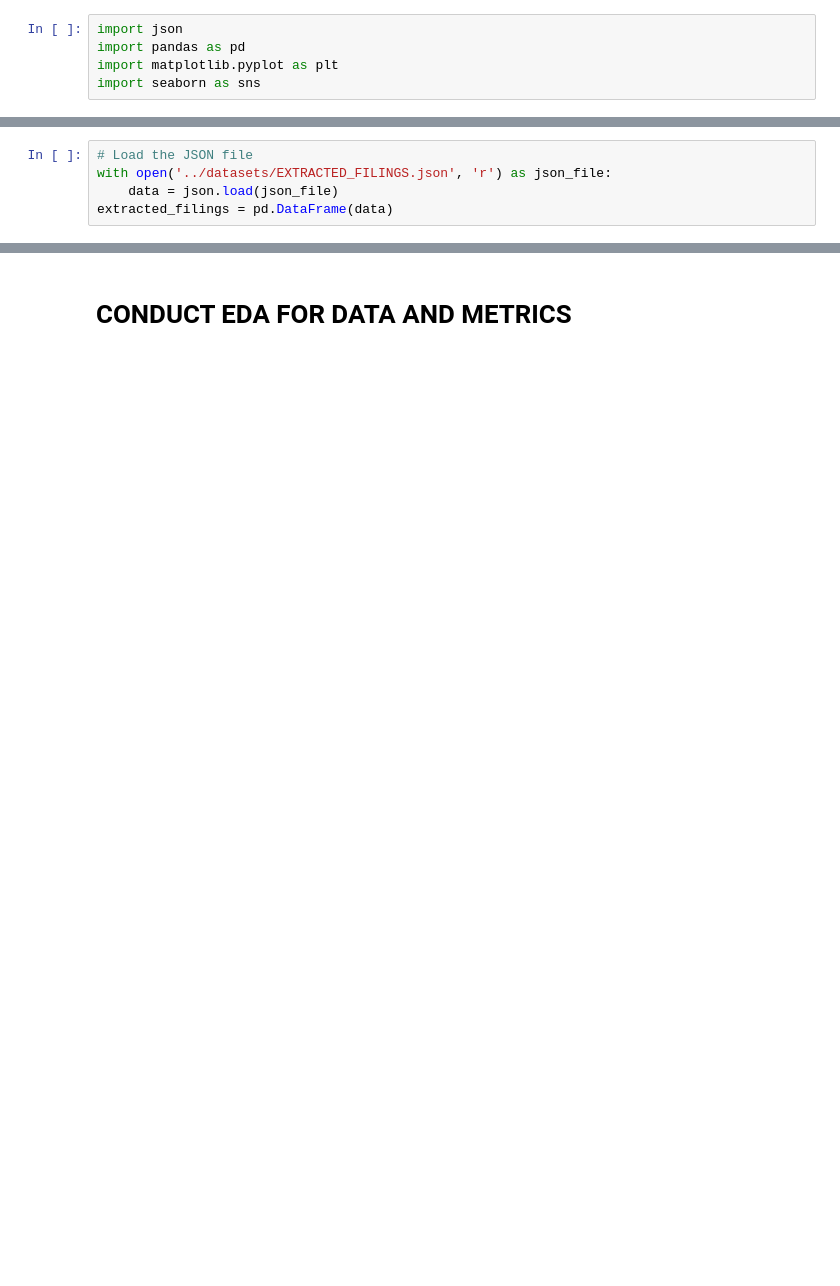
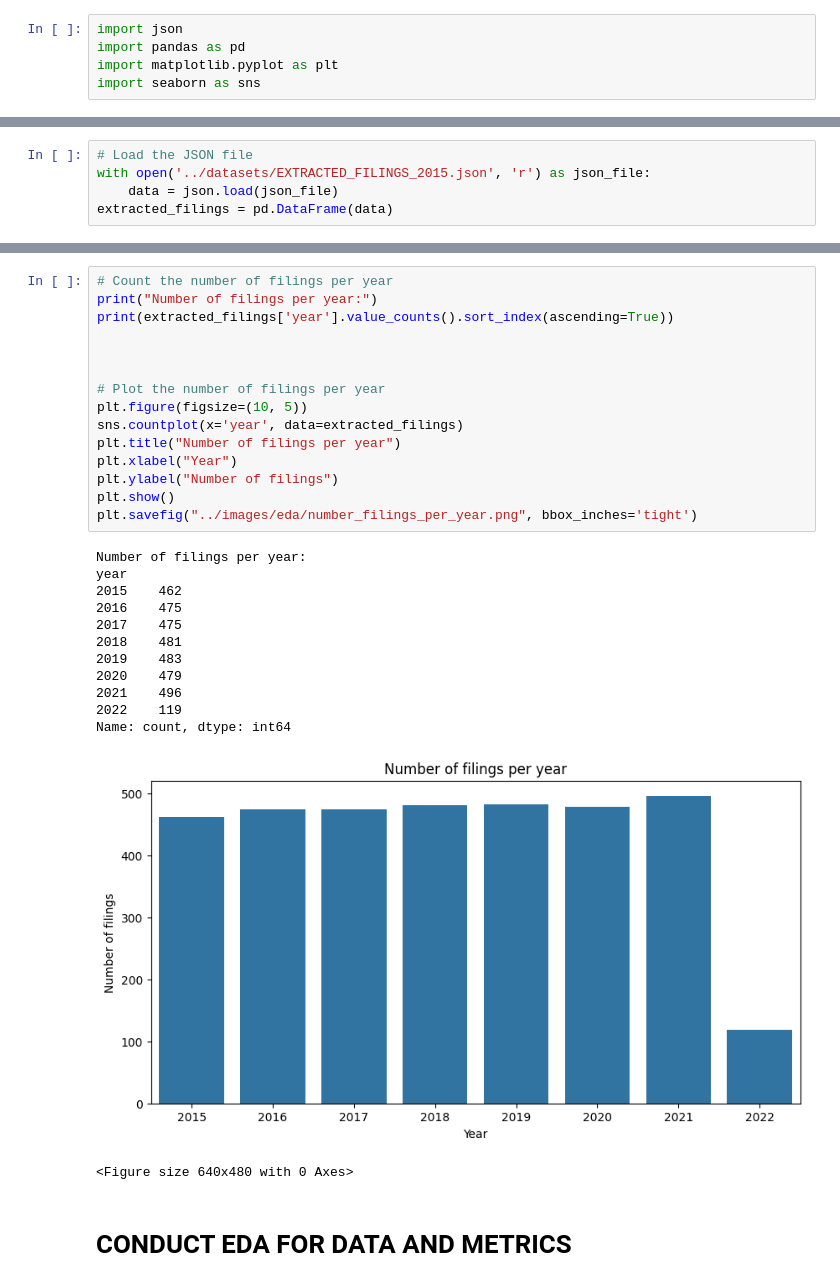
Before and after one commit to nkhanhle23/thesis, a Jupyter notebook: notebooks/eda.ipynb, the cells around one changed output, grey strips where cells are left out. Drawn from its saved outputs; the diff is of its cells as text; blank space fills up the shorter version.

```diff
--- a/notebooks/eda.ipynb
+++ b/notebooks/eda.ipynb
@@ -21,5 +6,5 @@ cik_df.head()
 # %%
 # Load the JSON file
-with open('../datasets/EXTRACTED_FILINGS.json', 'r') as json_file:
+with open('../datasets/EXTRACTED_FILINGS_2015.json', 'r') as json_file:
     data = json.load(json_file)
 extracted_filings = pd.DataFrame(data)
@@ -26,2 +38,31 @@ extracted_filings = pd.DataFrame(data)
+# %%
+# Count the number of filings per year
+print("Number of filings per year:")
+print(extracted_filings['year'].value_counts().sort_index(ascending=True))
+
+
+
+# Plot the number of filings per year
+plt.figure(figsize=(10, 5))
+sns.countplot(x='year', data=extracted_filings)
+plt.title("Number of filings per year")
+plt.xlabel("Year")
+plt.ylabel("Number of filings")
+plt.show()
+plt.savefig("../images/eda/number_filings_per_year.png", bbox_inches='tight')
+# %% [output]
+Number of filings per year:
+year
+2015    462
+2016    475
+2017    475
+2018    481
+2019    483
+2020    479
+2021    496
+2022    119
+Name: count, dtype: int64
+[figure, added]
+<Figure size 640x480 with 0 Axes>
 # %% [markdown]
 # CONDUCT EDA FOR DATA AND METRICS
```
Also changed, not shown: parts of 17 cells of this notebook, 2 other files.
